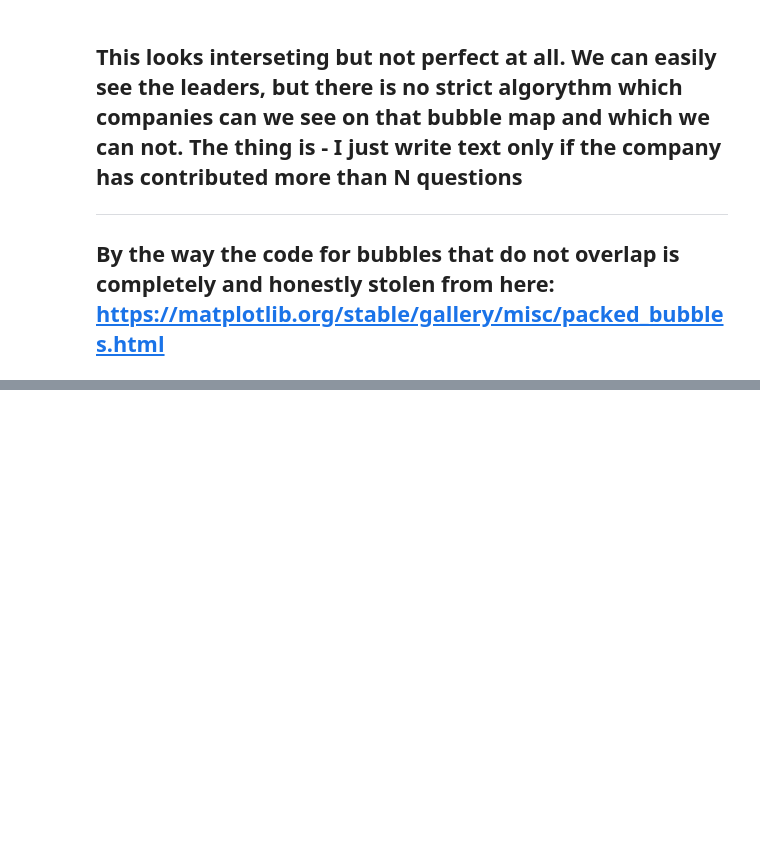
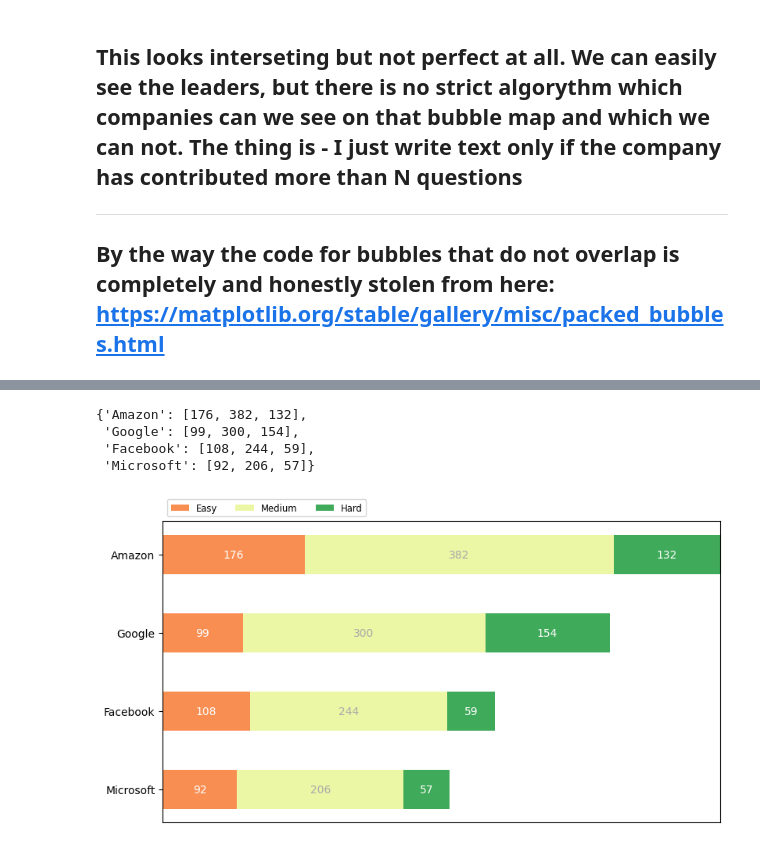
Before and after one commit to JesusChristOurGod/LeetCodeDashboards, a Jupyter notebook: leet.ipynb, the cells around one changed output, grey strips where cells are left out. Drawn from its saved outputs; the diff is of its cells as text; code cells hidden in the pictures; blank space fills up the shorter version.

Commit message:
Created distribution of hard/medium/easy questions in top-companies

```diff
--- a/leet.ipynb
+++ b/leet.ipynb
@@ -292,0 +308,57 @@ plt.show()
+# %%
+category_names = ['Easy', 'Medium', 'Hard']
+results ={
+    'Amazon':[len(df[(df.companies.str.contains('Amazon', regex=False)) & (df.difficulty==x)]) for x in category_names],
+    'Google':[len(df[(df.companies.str.contains('Google', regex=False)) & (df.difficulty==x)]) for x in category_names],
+    'Facebook':[len(df[(df.companies.str.contains('Facebook', regex=False)) & (df.difficulty==x)]) for x in category_names],
+    'Microsoft':[len(df[(df.companies.str.contains('Microsoft', regex=False)) & (df.difficulty==x)]) for x in category_names]
+
+}
+results
+# %% [output]
+{'Amazon': [176, 382, 132],
+ 'Google': [99, 300, 154],
+ 'Facebook': [108, 244, 59],
+ 'Microsoft': [92, 206, 57]}
+# %%
+def survey(results, category_names):
+    """
+    Parameters
+    ----------
+    results : dict
+        A mapping from question labels to a list of answers per category.
+        It is assumed all lists contain the same number of entries and that
+        it matches the length of *category_names*.
+    category_names : list of str
+        The category labels.
+    """
+    labels = list(results.keys())
+    data = np.array(list(results.values()))
+    data_cum = data.cumsum(axis=1)
+    category_colors = plt.colormaps['RdYlGn'](
+        np.linspace(0.25, 0.85, data.shape[1]))
+
+    fig, ax = plt.subplots(figsize=(9.2, 5))
+    ax.invert_yaxis()
+    ax.xaxis.set_visible(False)
+    ax.set_xlim(0, np.sum(data, axis=1).max())
+
+    for i, (colname, color) in enumerate(zip(category_names, category_colors)):
+        widths = data[:, i]
+        starts = data_cum[:, i] - widths
+        rects = ax.barh(labels, widths, left=starts, height=0.5,
+                        label=colname, color=color, align='center')
+
+        r, g, b, _ = color
+        text_color = 'white' if r * g * b < 0.5 else 'darkgrey'
+        ax.bar_label(rects, label_type='center', color=text_color)
+    ax.legend(ncols=len(category_names), bbox_to_anchor=(0, 1),
+              loc='lower left', fontsize='small')
+
+    return fig, ax
+
+
+survey(results, category_names)
+plt.show()
+# %% [output]
+[figure, added]
```
Also changed, not shown: parts of 6 cells of this notebook.
